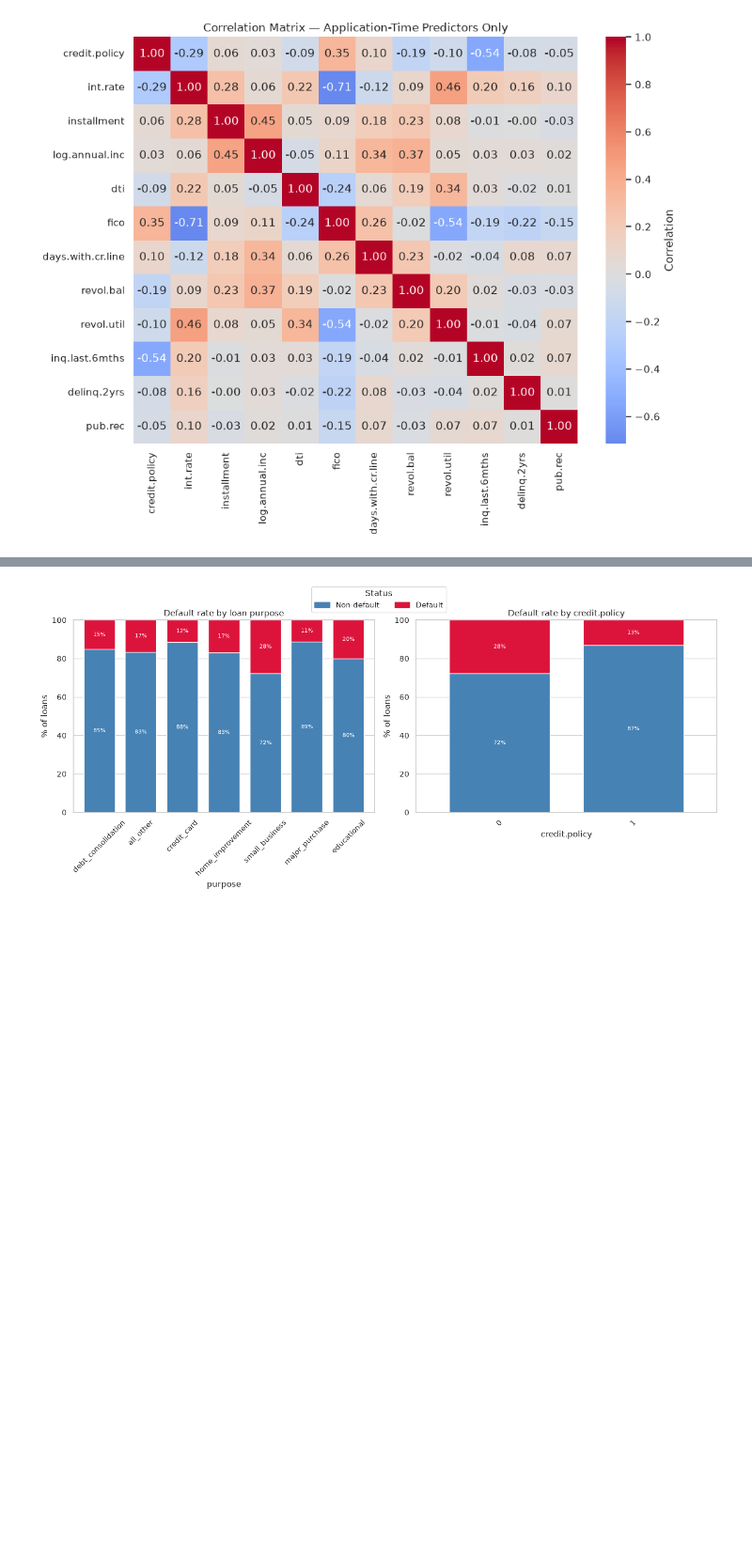
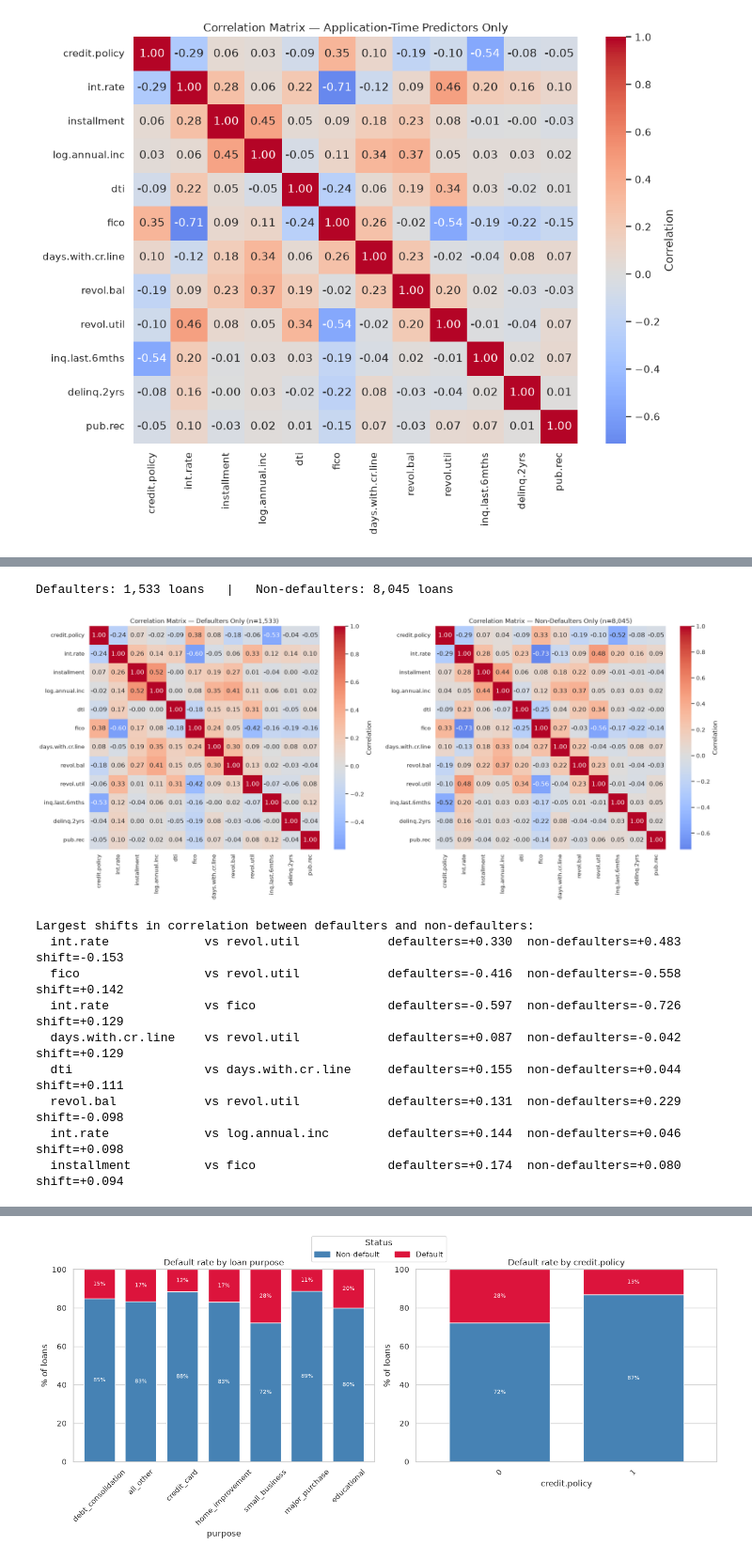
Before and after one commit to JLaniado/credit_ete_analysis, a Jupyter notebook: notebooks/Credit_Default_EDA_PCA.ipynb, the cells around one changed output, grey strips where cells are left out. Shown at 94% size. Saved outputs shown, nothing was run; the diff lists cells and outputs as text; code cells hidden in the pictures; blank space fills up the shorter version.

```diff
--- a/notebooks/Credit_Default_EDA_PCA.ipynb
+++ b/notebooks/Credit_Default_EDA_PCA.ipynb
@@ -347,0 +355,43 @@ the red segment is directly the **default rate** for that bucket.
+# %%
+defaulters = df[df['default'] == 1]
+nondefaulters = df[df['default'] == 0]
+print(f"Defaulters: {len(defaulters):,} loans   |   Non-defaulters: {len(nondefaulters):,} loans")
+
+corr_default = defaulters[predictor_cols].corr()
+corr_nondefault = nondefaulters[predictor_cols].corr()
+
+fig, axes = plt.subplots(1, 2, figsize=(19, 8))
+sns.heatmap(corr_default, annot=True, cmap='coolwarm', fmt=".2f", center=0,
+            cbar_kws={'label': 'Correlation'}, ax=axes[0])
+axes[0].set_title(f'Correlation Matrix — Defaulters Only (n={len(defaulters):,})')
+sns.heatmap(corr_nondefault, annot=True, cmap='coolwarm', fmt=".2f", center=0,
+            cbar_kws={'label': 'Correlation'}, ax=axes[1])
+axes[1].set_title(f'Correlation Matrix — Non-Defaulters Only (n={len(nondefaulters):,})')
+plt.tight_layout()
+plt.savefig('../output/correlation_matrix_by_outcome.png', dpi=150, bbox_inches='tight')
+plt.show()
+
+# Where does the covariance structure shift the most between the two groups?
+diff = (corr_default - corr_nondefault)
+pairs = []
+cols = predictor_cols
+for i in range(len(cols)):
+    for j in range(i + 1, len(cols)):
+        pairs.append((cols[i], cols[j], diff.iloc[i, j], corr_default.iloc[i, j], corr_nondefault.iloc[i, j]))
+pairs.sort(key=lambda p: -abs(p[2]))
+
+print("Largest shifts in correlation between defaulters and non-defaulters:")
+for a, b, d, cd, cn in pairs[:8]:
+    print(f"  {a:20s} vs {b:20s}  defaulters={cd:+.3f}  non-defaulters={cn:+.3f}  shift={d:+.3f}")
+# %% [output]
+Defaulters: 1,533 loans   |   Non-defaulters: 8,045 loans
+[figure, added]
+Largest shifts in correlation between defaulters and non-defaulters:
+  int.rate             vs revol.util            defaulters=+0.330  non-defaulters=+0.483  shift=-0.153
+  fico                 vs revol.util            defaulters=-0.416  non-defaulters=-0.558  shift=+0.142
+  int.rate             vs fico                  defaulters=-0.597  non-defaulters=-0.726  shift=+0.129
+  days.with.cr.line    vs revol.util            defaulters=+0.087  non-defaulters=-0.042  shift=+0.129
+  dti                  vs days.with.cr.line     defaulters=+0.155  non-defaulters=+0.044  shift=+0.111
+  revol.bal            vs revol.util            defaulters=+0.131  non-defaulters=+0.229  shift=-0.098
+  int.rate             vs log.annual.inc        defaulters=+0.144  non-defaulters=+0.046  shift=+0.098
+  installment          vs fico                  defaulters=+0.174  non-defaulters=+0.080  shift=+0.094
```
Also changed, not shown: parts of 7 cells of this notebook, 3 other files.
